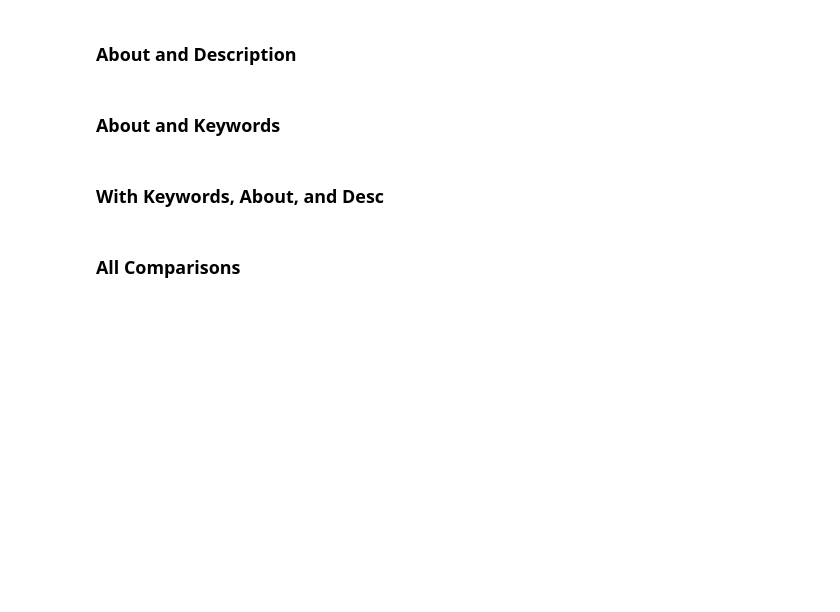
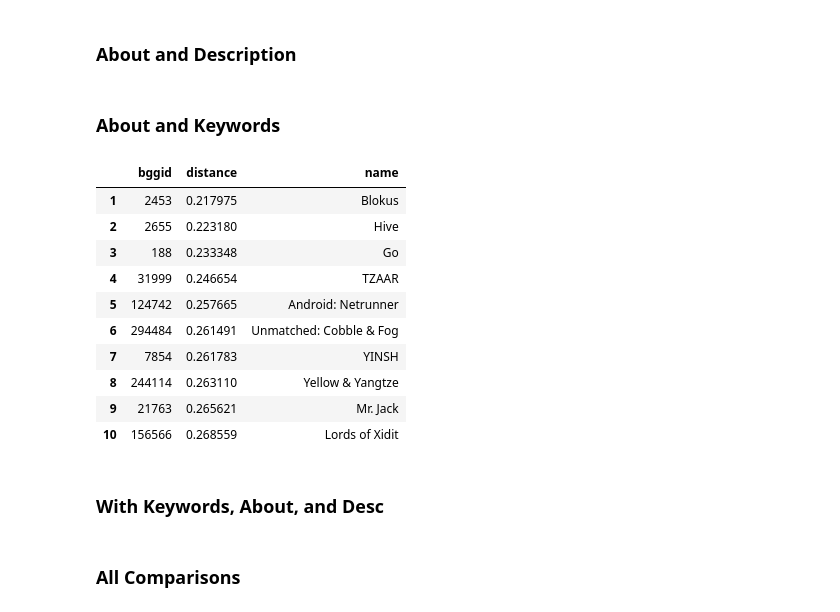
Before and after one commit to threnjen/boardgamegeek, a Jupyter notebook: exploratory_notebooks/03_content_sim_games.ipynb, the cells around one changed output. Saved outputs shown, nothing was run; the diff lists cells and outputs as text; code cells hidden in the pictures; blank space fills up the shorter version.

```diff
--- a/exploratory_notebooks/03_content_sim_games.ipynb
+++ b/exploratory_notebooks/03_content_sim_games.ipynb
@@ -475,14 +521,26 @@ picks
 # %%
 collection_name = "about_and_pros_cons"
 
 about_and_pros_cons = pd.read_pickle(f'{sims_dir}about_and_pros_cons.pkl')
 models_df_storage[collection_name] = about_and_pros_cons
 
-picks = get_closet_picks(about_and_pros_cons, game_id, model=collection_name, n_picks=10)
+picks = get_closet_picks_weaviate(about_and_pros_cons, game_id, model=collection_name, n_picks=10)
 
 picks['name'] = [id_game_map[x] for x in picks['bggid']]
 
 picks
+# %% [output]
+|  | bggid | distance | name |
+| 1 | 2453 | 0.217975 | Blokus |
+| 2 | 2655 | 0.223180 | Hive |
+| 3 | 188 | 0.233348 | Go |
+| 4 | 31999 | 0.246654 | TZAAR |
+| 5 | 124742 | 0.257665 | Android: Netrunner |
+| 6 | 294484 | 0.261491 | Unmatched: Cobble & Fog |
+| 7 | 7854 | 0.261783 | YINSH |
+| 8 | 244114 | 0.263110 | Yellow & Yangtze |
+| 9 | 21763 | 0.265621 | Mr. Jack |
+| 10 | 156566 | 0.268559 | Lords of Xidit |
 # %% [markdown]
 ### With Keywords, About, and Desc
 # %%
```
Also changed, not shown: parts of 69 cells of this notebook.
